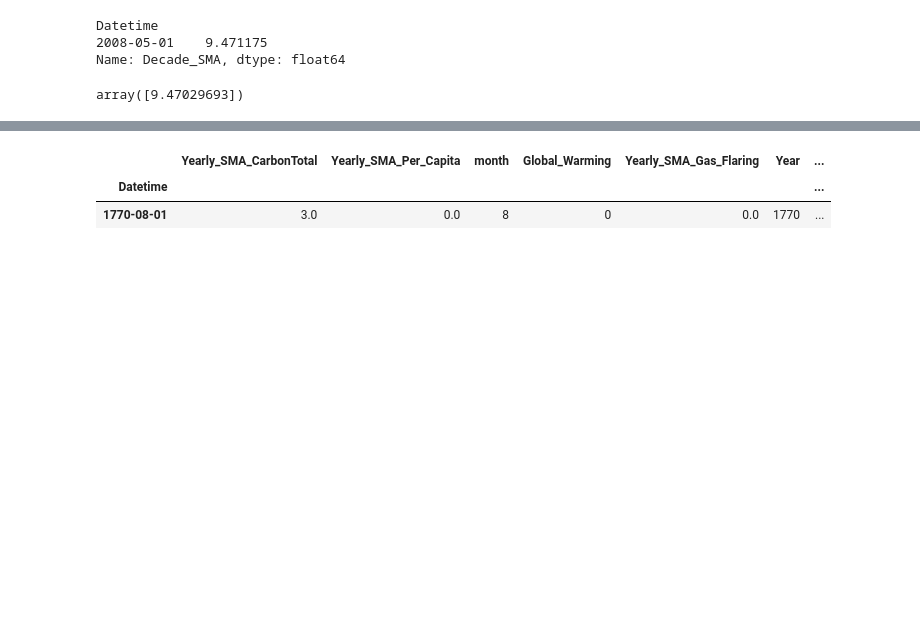
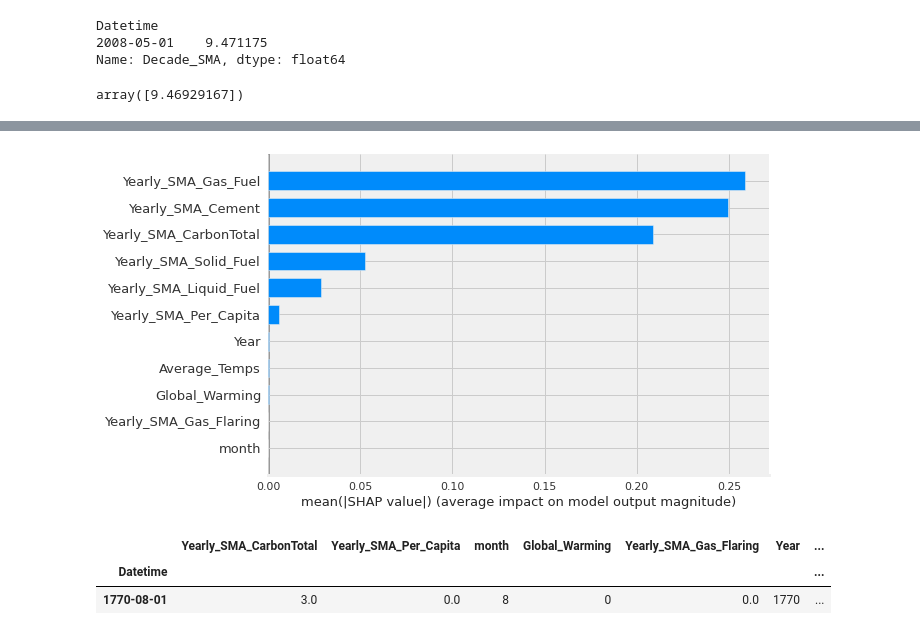
Before and after one commit to John-G-Thomas/Prodjects, a Jupyter notebook: Project_2.ipynb, the cells around one changed output, grey strips where cells are left out. Drawn from its saved outputs; the diff is of its cells as text; code cells hidden in the pictures; blank space fills up the shorter version.

```diff
--- a/Project_2.ipynb
+++ b/Project_2.ipynb
@@ -217,16 +221,15 @@ print(y_test2.shape)
 # %%
-from scipy.stats import randint, uniform
-from sklearn.ensemble import RandomForestRegressor
-from sklearn.model_selection import RandomizedSearchCV
-param_distributions = {
-    'n_estimators': randint(50, 500),
-    'max_depth': [5, 10, 15, 20, None],
-    'max_features': uniform(0, 1), }
+param_distributions = {'bootstrap': [True, False],
+ 'max_depth': [10, 20, 30, 40, 50, 60, 70, 80, 90, 100, None],
+ 'max_features': ['auto', 'sqrt'],
+ 'min_samples_leaf': [1, 2, 4],
+ 'min_samples_split': [2, 5, 10],
+ 'n_estimators': [200, 400, 600, 800, 1000, 1200, 1400, 1600, 1800, 2000]}
 search = RandomizedSearchCV(
     RandomForestRegressor(random_state=42),
     param_distributions=param_distributions,
     n_iter=50,
-    cv=4,
+    cv=5,
     scoring='neg_mean_absolute_error',
     verbose=50,
     return_train_score=True,
@@ -276,7 +279,7 @@ Name: Decade_SMA, dtype: float64
 #What does the model predict for this Temperature
 model.predict(row)
 # %% [output]
-array([9.47029693])
+array([9.46929167])
 # %%
 # Why did the model predict this?
 import shap
@@ -291,6 +294,10 @@ shap.force_plot(
 Setting feature_perturbation = "tree_path_dependent" because no background data was given.
 [interactive output not drawn]
 [interactive output not drawn]
+# %%
+shap.summary_plot(shap_values, X_test2, plot_type='bar')
+# %% [output]
+[figure, added]
 # %%
 row = X_train2.iloc[[100]]
 row
```
Also changed, not shown: parts of 18 cells of this notebook.
